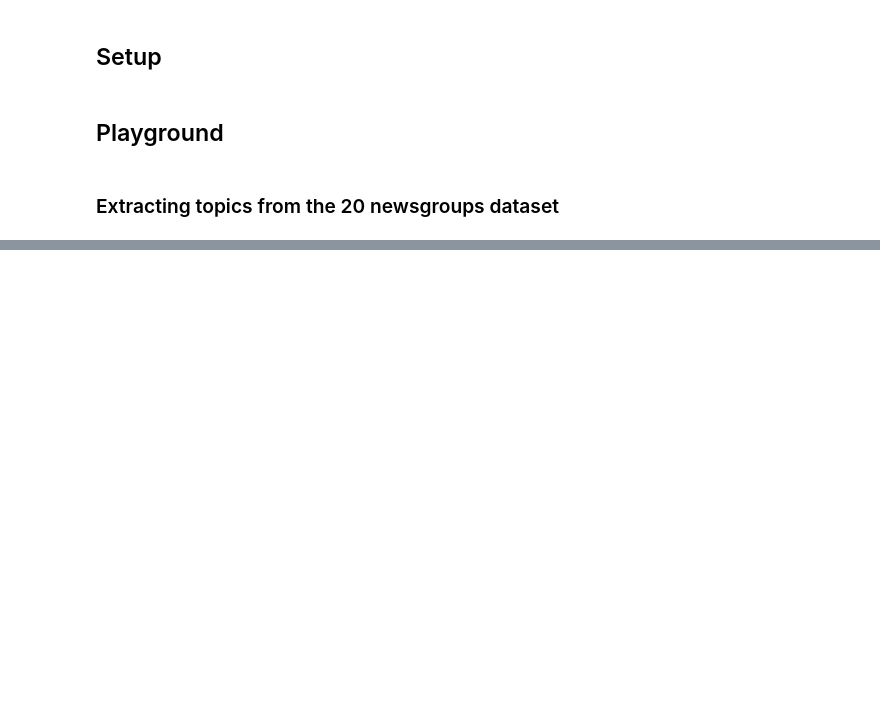
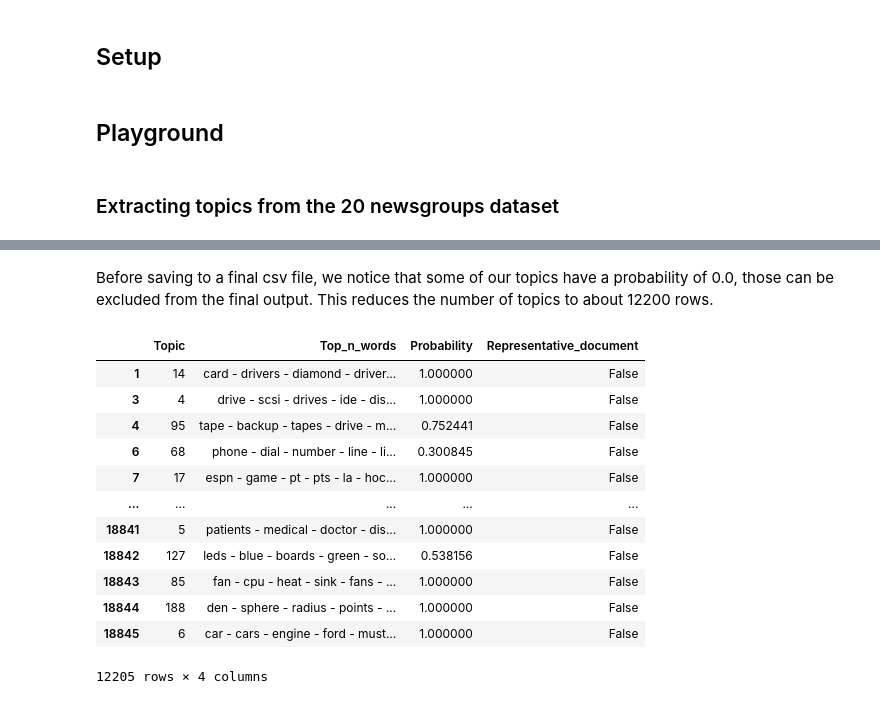
Before and after one commit to TextminR/a-study, a Jupyter notebook: bertopic/bertopic.ipynb, the cells around one changed output, grey strips where cells are left out. Drawn from its saved outputs; the diff is of its cells as text; code cells hidden in the pictures; blank space fills up the shorter version.

Commit message:
Update newsgroup topic extraction

```diff
--- a/bertopic/bertopic.ipynb
+++ b/bertopic/bertopic.ipynb
@@ -37,3 +55,22 @@ result
 18846 rows × 4 columns
+# %% [markdown]
+Before saving to a final csv file, we notice that some of our topics have a probability of 0.0, those can be excluded from the final output. This reduces the number of topics to about 12200 rows.
+# %%
+result = result[result["Probability"] > 0]
+result
+# %% [output]
+|  | Topic | Top_n_words | Probability | Representative_document |
+| 1 | 14 | card - drivers - diamond - driver... | 1.000000 | False |
+| 3 | 4 | drive - scsi - drives - ide - dis... | 1.000000 | False |
+| 4 | 95 | tape - backup - tapes - drive - m... | 0.752441 | False |
+| 6 | 68 | phone - dial - number - line - li... | 0.300845 | False |
+| 7 | 17 | espn - game - pt - pts - la - hoc... | 1.000000 | False |
+| ... | ... | ... | ... | ... |
+| 18841 | 5 | patients - medical - doctor - dis... | 1.000000 | False |
+| 18842 | 127 | leds - blue - boards - green - so... | 0.538156 | False |
+| 18843 | 85 | fan - cpu - heat - sink - fans - ... | 1.000000 | False |
+| 18844 | 188 | den - sphere - radius - points - ... | 1.000000 | False |
+| 18845 | 6 | car - cars - engine - ford - must... | 1.000000 | False |
+12205 rows × 4 columns
 # %%
 result.to_csv("topics_20newsgroups.csv")
```
Also changed, not shown: parts of 2 cells of this notebook, 1 other file.
